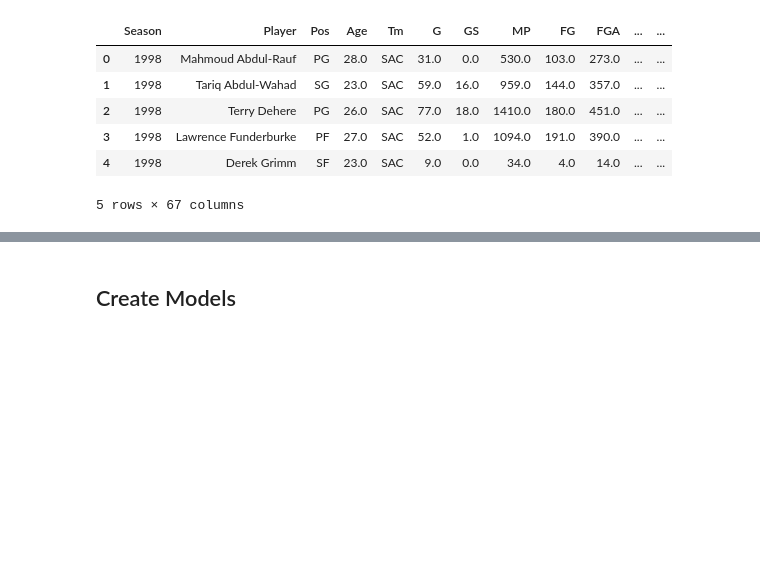
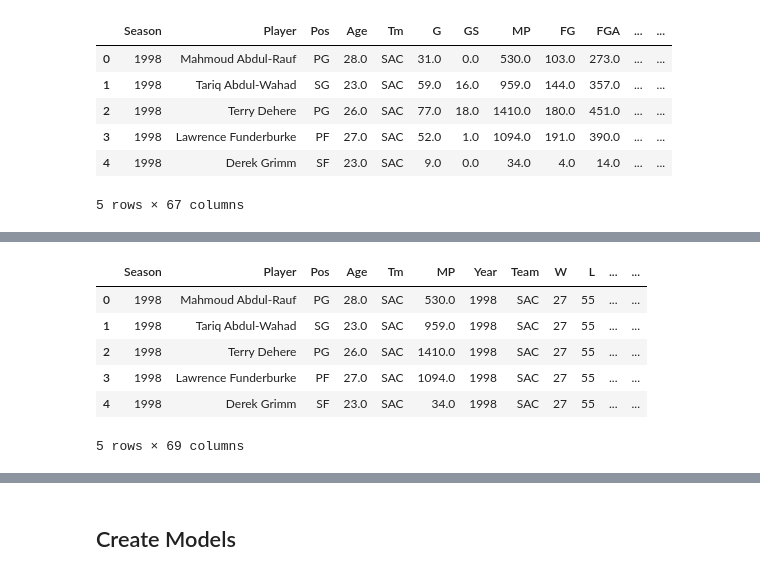
Before and after one commit to claykindiger/DSCI303FinalProject, a Jupyter notebook: FinalProject.ipynb, the cells around one changed output, grey strips where cells are left out. Cells and saved outputs as stored; diff of their text form; code cells hidden in the pictures; blank space fills up the shorter version.

```diff
--- a/FinalProject.ipynb
+++ b/FinalProject.ipynb
@@ -239,0 +254,8 @@ full_dataset.head()
+# %%
+cols_to_normalize = ['G','GS','W','L','FG', 'FGA', 'FG%', '3P', '3PA', '3P%', '2P', '2PA', '2P%', 'eFG%', 'FT', 'FTA',
+       'FT%', 'ORB', 'DRB', 'TRB', 'AST', 'STL', 'BLK', 'TOV', 'PF', 'PTS',
+       'PER', 'TS%', '3PAr', 'FTr', 'ORB%', 'DRB%', 'TRB%', 'AST%', 'STL%', 'BLK%', 'TOV%', 'USG%']
+# %%
+normalized = full_dataset.groupby('Season')[cols_to_normalize].transform(lambda x: (x - x.mean()) / x.std())
+# %%
+full_normalized = full_dataset.merge(normalized,right_index = True,left_index=True,suffixes = ('','_normalized'))
@@ -239,0 +272,12 @@ full_dataset.head()
+# %%
+full_normalized.drop(cols_to_normalize,axis = 1,inplace=True)
+# %%
+full_normalized.head()
+# %% [output]
+|  | Season | Player | Pos | Age | Tm | MP | Year | Team | W | L | ... | ... |
+| 0 | 1998 | Mahmoud Abdul-Rauf | PG | 28.0 | SAC | 530.0 | 1998 | SAC | 27 | 55 | ... | ... |
+| 1 | 1998 | Tariq Abdul-Wahad | SG | 23.0 | SAC | 959.0 | 1998 | SAC | 27 | 55 | ... | ... |
+| 2 | 1998 | Terry Dehere | PG | 26.0 | SAC | 1410.0 | 1998 | SAC | 27 | 55 | ... | ... |
+| 3 | 1998 | Lawrence Funderburke | PF | 27.0 | SAC | 1094.0 | 1998 | SAC | 27 | 55 | ... | ... |
+| 4 | 1998 | Derek Grimm | SF | 23.0 | SAC | 34.0 | 1998 | SAC | 27 | 55 | ... | ... |
+5 rows × 69 columns
```
Also changed, not shown: parts of 17 cells of this notebook, 1 other file.
